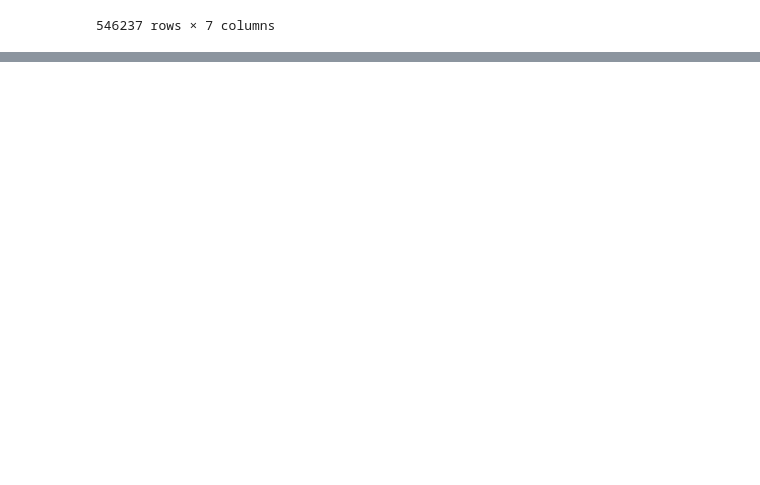
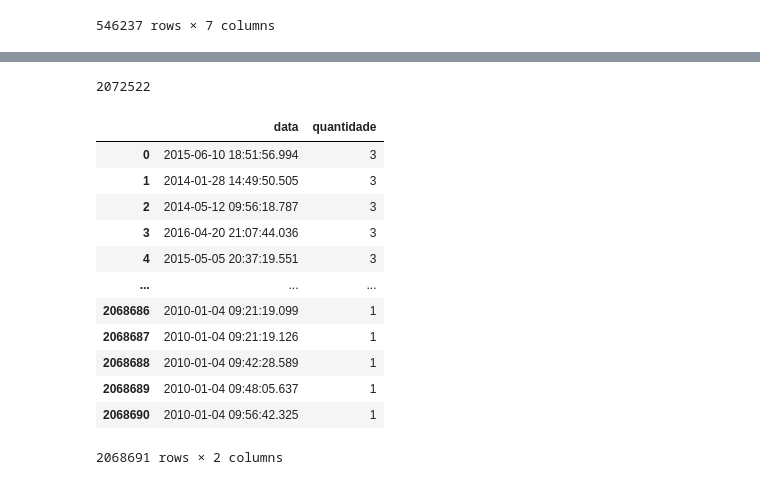
Before and after one commit to Gmarcarini/Analise-de-empr-stimos-UFRN, a Jupyter notebook: notebooks/exploracao.ipynb, the cells around one changed output, grey strips where cells are left out. Saved outputs shown, nothing was run; the diff lists cells and outputs as text; code cells hidden in the pictures; blank space fills up the shorter version.

```diff
--- a/notebooks/exploracao.ipynb
+++ b/notebooks/exploracao.ipynb
@@ -86,0 +185,22 @@ df
+# %%
+len(df)
+# %% [output]
+2072522
+# %%
+df_datas = pd.DataFrame(df['data_emprestimo'].value_counts()).reset_index()
+df_datas.columns = ['data', 'quantidade']
+df_datas
+# %% [output]
+|  | data | quantidade |
+| 0 | 2015-06-10 18:51:56.994 | 3 |
+| 1 | 2014-01-28 14:49:50.505 | 3 |
+| 2 | 2014-05-12 09:56:18.787 | 3 |
+| 3 | 2016-04-20 21:07:44.036 | 3 |
+| 4 | 2015-05-05 20:37:19.551 | 3 |
+| ... | ... | ... |
+| 2068686 | 2010-01-04 09:21:19.099 | 1 |
+| 2068687 | 2010-01-04 09:21:19.126 | 1 |
+| 2068688 | 2010-01-04 09:42:28.589 | 1 |
+| 2068689 | 2010-01-04 09:48:05.637 | 1 |
+| 2068690 | 2010-01-04 09:56:42.325 | 1 |
+2068691 rows × 2 columns
```
Also changed, not shown: parts of 23 cells of this notebook.
